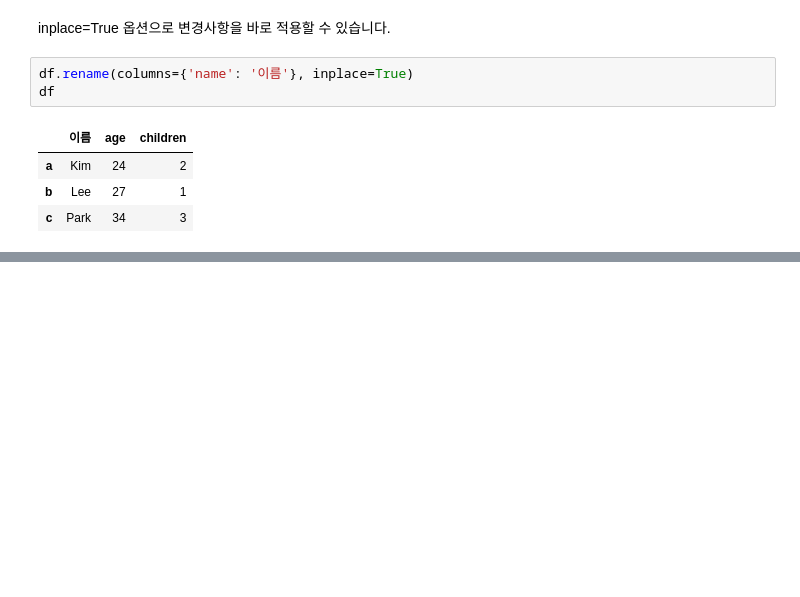
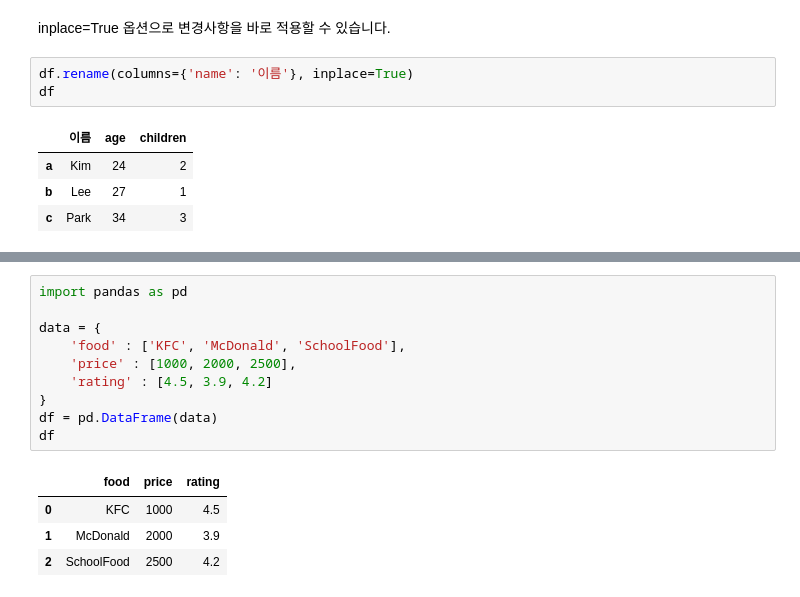
Before and after one commit to froggy-hyun/pandas_note, a Jupyter notebook: 00. 판다스(Pandas) 기본 자료구조.ipynb, the cells around one changed output, grey strips where cells are left out. Cells and saved outputs as stored; diff of their text form; blank space fills up the shorter version.

Commit message:
solve: 2) 데이터프레임(DataFrame) 연습문제

```diff
--- a/00. 판다스(Pandas) 기본 자료구조.ipynb
+++ b/00. 판다스(Pandas) 기본 자료구조.ipynb
@@ -950,0 +966,15 @@ df
+# %%
+import pandas as pd
+
+data = {
+    'food' : ['KFC', 'McDonald', 'SchoolFood'],
+    'price' : [1000, 2000, 2500],
+    'rating' : [4.5, 3.9, 4.2]
+}
+df = pd.DataFrame(data)
+df
+# %% [output]
+|  | food | price | rating |
+| 0 | KFC | 1000 | 4.5 |
+| 1 | McDonald | 2000 | 3.9 |
+| 2 | SchoolFood | 2500 | 4.2 |
```
Also changed, not shown: parts of 8 cells of this notebook.
